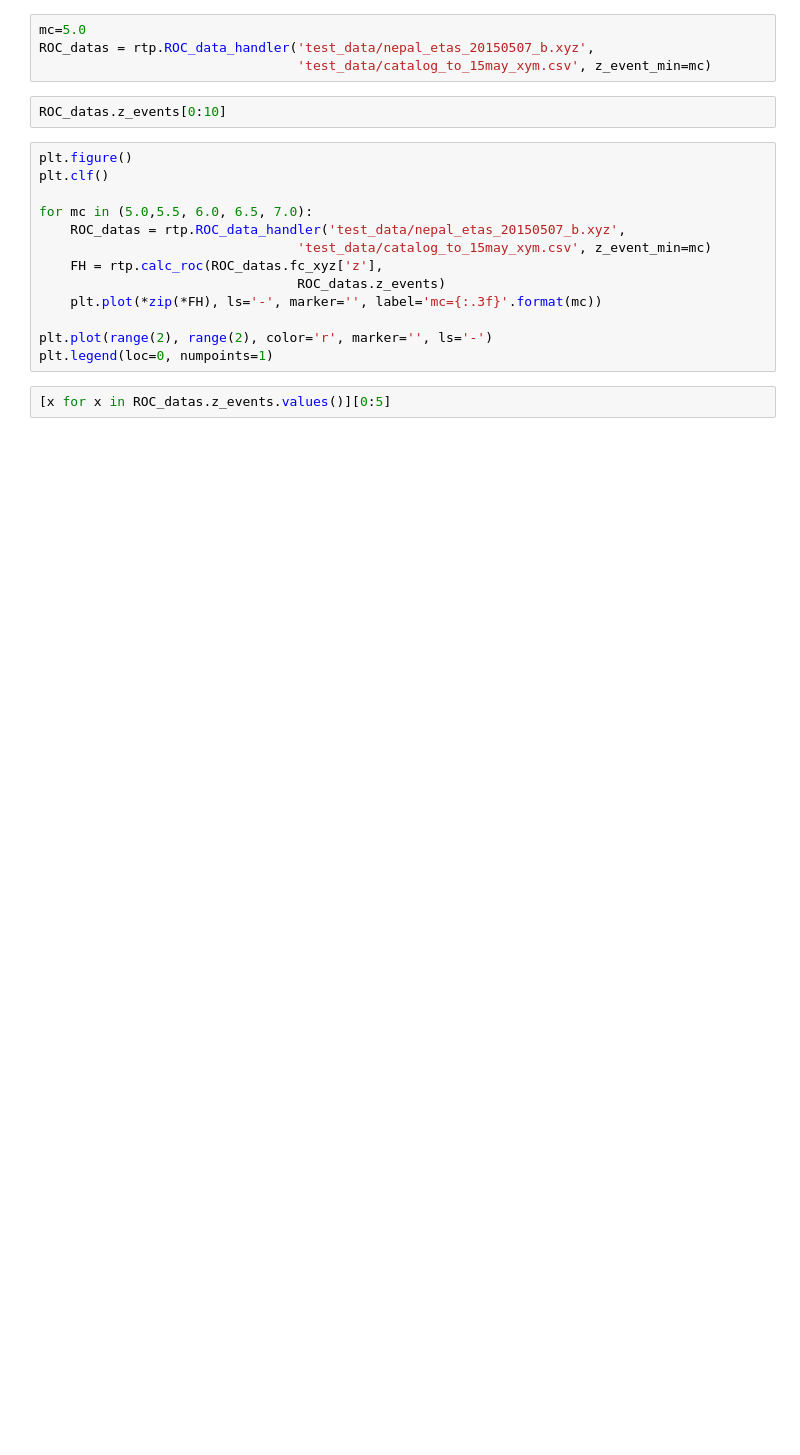
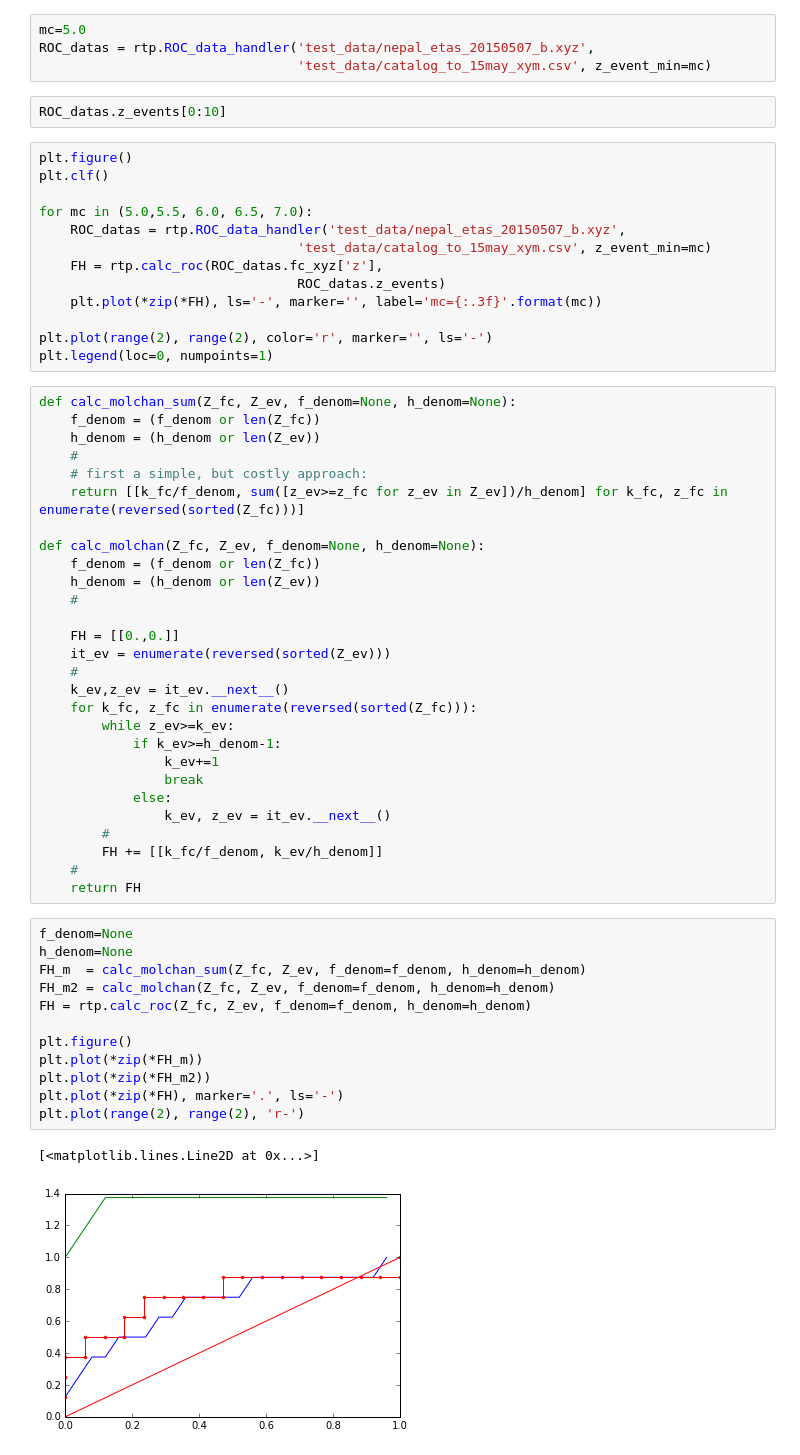
Before and after one commit to markyoder/optimizers, a Jupyter notebook: roc_development_notebook.ipynb, the cells around one changed output. Saved outputs shown, nothing was run; the diff lists cells and outputs as text; blank space fills up the shorter version.

Commit message:
added molchan method(s) to roc_development notebook.

```diff
--- a/roc_development_notebook.ipynb
+++ b/roc_development_notebook.ipynb
@@ -70,5 +81,46 @@ for mc in (5.0,5.5, 6.0, 6.5, 7.0):
 
 plt.plot(range(2), range(2), color='r', marker='', ls='-')
 plt.legend(loc=0, numpoints=1)
-# %%
-[x for x in ROC_datas.z_events.values()][0:5]
+# %%
+def calc_molchan_sum(Z_fc, Z_ev, f_denom=None, h_denom=None):
+    f_denom = (f_denom or len(Z_fc))
+    h_denom = (h_denom or len(Z_ev))
+    #
+    # first a simple, but costly approach:
+    return [[k_fc/f_denom, sum([z_ev>=z_fc for z_ev in Z_ev])/h_denom] for k_fc, z_fc in enumerate(reversed(sorted(Z_fc)))]
+
+def calc_molchan(Z_fc, Z_ev, f_denom=None, h_denom=None):
+    f_denom = (f_denom or len(Z_fc))
+    h_denom = (h_denom or len(Z_ev))
+    #
+
+    FH = [[0.,0.]]
+    it_ev = enumerate(reversed(sorted(Z_ev)))
+    #
+    k_ev,z_ev = it_ev.__next__()
+    for k_fc, z_fc in enumerate(reversed(sorted(Z_fc))):
+        while z_ev>=k_ev:
+            if k_ev>=h_denom-1:
+                k_ev+=1
+                break
+            else:
+                k_ev, z_ev = it_ev.__next__()
+        #
+        FH += [[k_fc/f_denom, k_ev/h_denom]]
+    #
+    return FH
+# %%
+f_denom=None
+h_denom=None
+FH_m  = calc_molchan_sum(Z_fc, Z_ev, f_denom=f_denom, h_denom=h_denom)
+FH_m2 = calc_molchan(Z_fc, Z_ev, f_denom=f_denom, h_denom=h_denom)
+FH = rtp.calc_roc(Z_fc, Z_ev, f_denom=f_denom, h_denom=h_denom)
+
+plt.figure()
+plt.plot(*zip(*FH_m))
+plt.plot(*zip(*FH_m2))
+plt.plot(*zip(*FH), marker='.', ls='-')
+plt.plot(range(2), range(2), 'r-')
+# %% [output]
+[<matplotlib.lines.Line2D at 0x...>]
+[figure, added]
```
Also changed, not shown: parts of 3 cells of this notebook.
